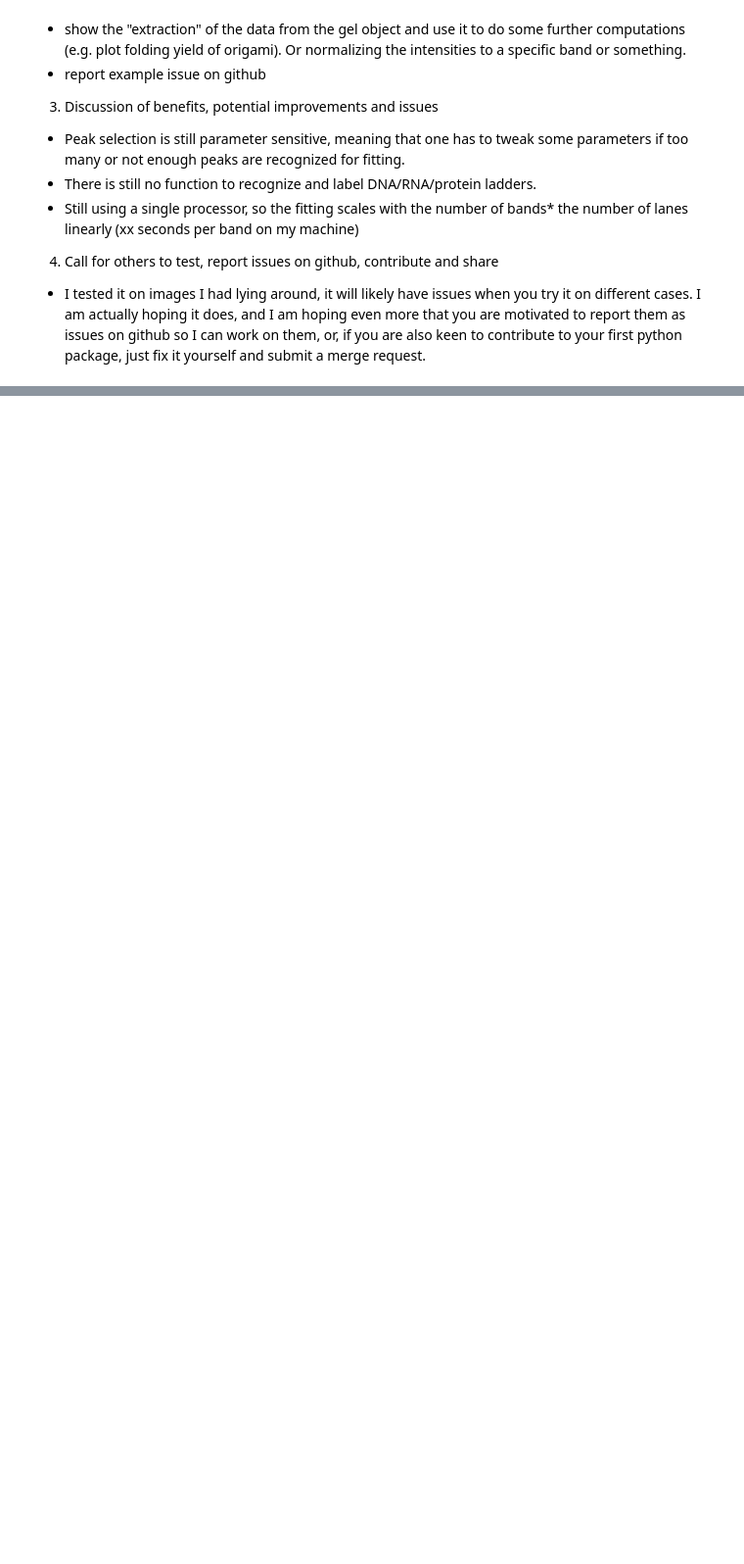
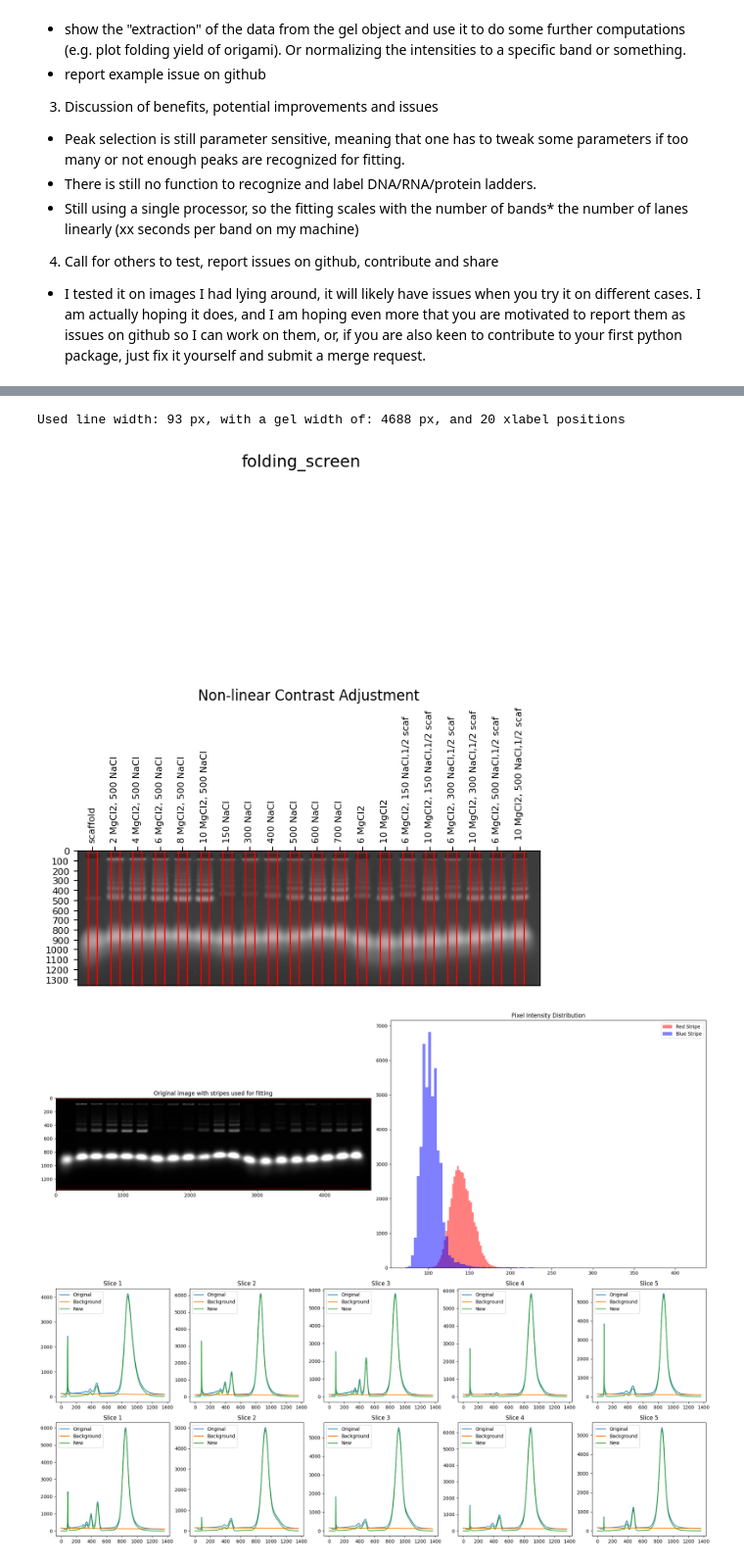
Before and after one commit to ckarfusehr/gelpy, a Jupyter notebook: examples/feature_demo.ipynb, the cells around one changed output, grey strips where cells are left out. Shown at 98% size. Cells and saved outputs as stored; diff of their text form; code cells hidden in the pictures; blank space fills up the shorter version.

```diff
--- a/examples/feature_demo.ipynb
+++ b/examples/feature_demo.ipynb
@@ -49,0 +56,15 @@ gel.show_line_profiles(select_lanes=[0,1],
+# %%
+gel = AgaroseGel("data/folding_screen.tif")
+gel.setup_gel(labels=["scaffold", "2 MgCl2, 500 NaCl","4 MgCl2, 500 NaCl","6 MgCl2, 500 NaCl","8 MgCl2, 500 NaCl","10 MgCl2, 500 NaCl",
+                      "150 NaCl","300 NaCl","400 NaCl","500 NaCl","600 NaCl", "700 NaCl",
+                      "6 MgCl2","10 MgCl2","6 MgCl2, 150 NaCl,1/2 scaf","10 MgCl2, 150 NaCl,1/2 scaf","6 MgCl2, 300 NaCl,1/2 scaf",
+                      "10 MgCl2, 300 NaCl,1/2 scaf","6 MgCl2, 500 NaCl,1/2 scaf"," 10 MgCl2, 500 NaCl,1/2 scaf"],
+              x_label_pos=(150, 4480, 20),
+              label_rotation=90,
+              img_height_factor=0.008)
+#gel.show_adjusted_images(save=True)
+gel.remove_background()
+# %% [output]
+Used line width: 93 px, with a gel width of: 4688 px, and 20 xlabel positions
+[figure, added]
+[figure, added]
```
Also changed, not shown: parts of 12 cells of this notebook, 1 other file.
